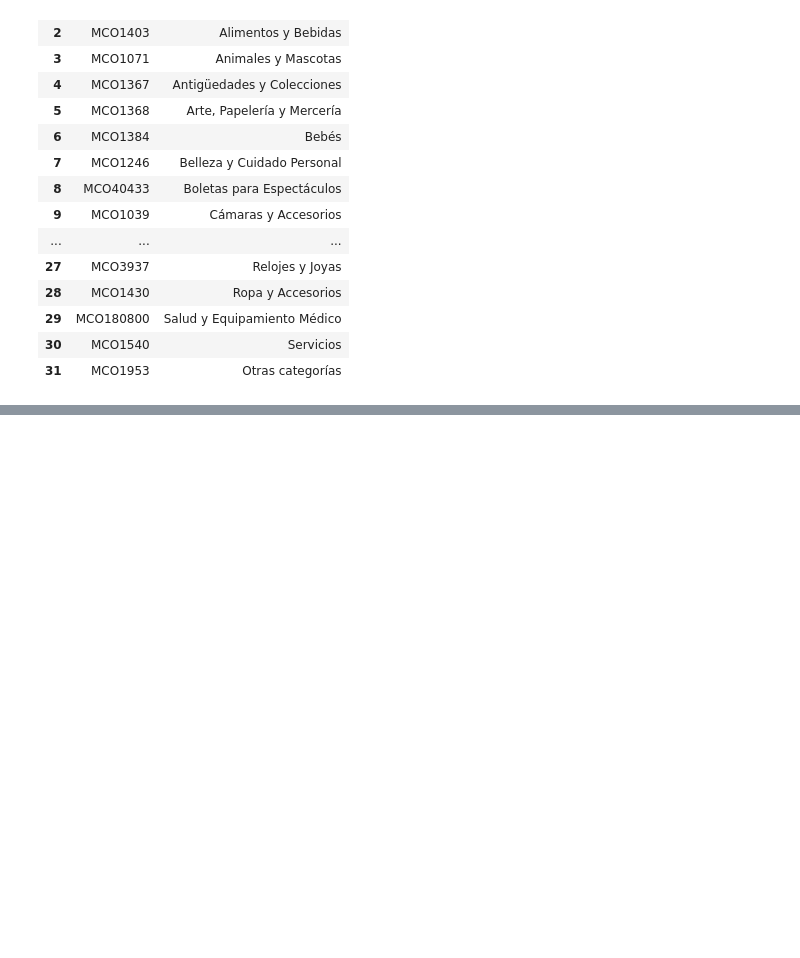
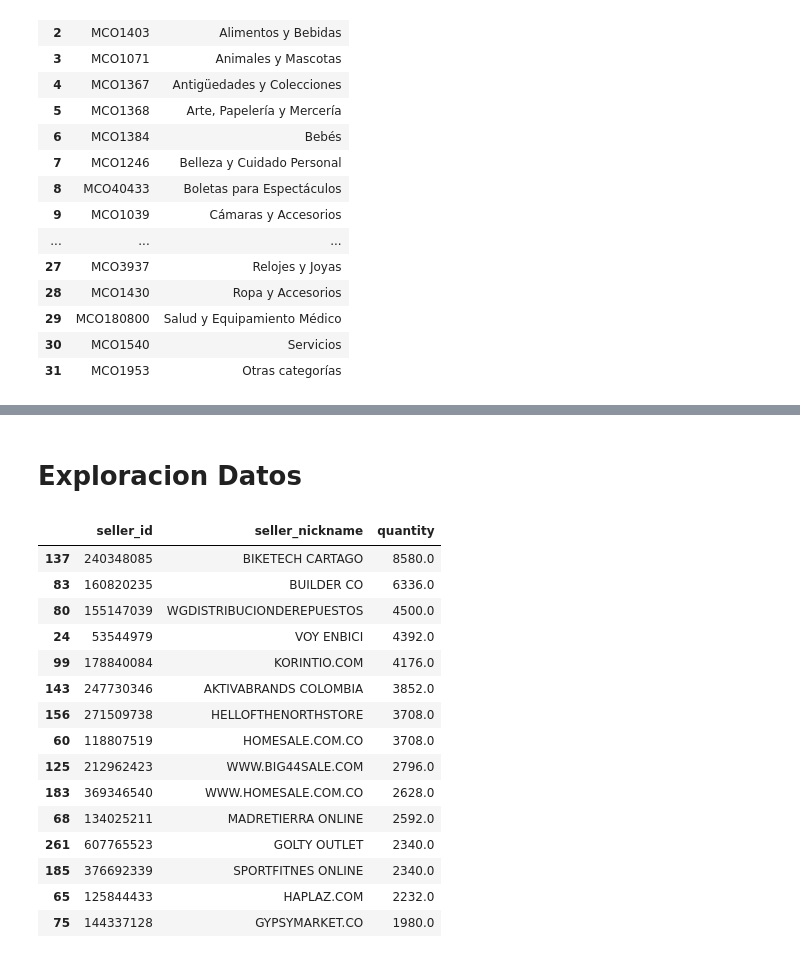
Before and after one commit to jncurrea/Prueba_Tecnica, a Jupyter notebook: prueba_tecnica.ipynb, the cells around one changed output, grey strips where cells are left out. Drawn from its saved outputs; the diff is of its cells as text; code cells hidden in the pictures; blank space fills up the shorter version.

```diff
--- a/prueba_tecnica.ipynb
+++ b/prueba_tecnica.ipynb
@@ -74,0 +77,14 @@ Index(['id', 'title', 'condition', 'thumbnail_id', 'catalog_product_id',
+# %%
+#Informacion de Sellers
+seller_info = json_normalize(df_items['seller'])
+df_items = pd.concat([df_items, seller_info], axis=1)
+df_items = df_items.drop('seller', axis=1)
+df_items = df_items.rename(columns={'id': 'seller_id', 'nickname':'seller_nickname'})
+#Informacion shipping
+shipping_info = json_normalize(df_items['shipping'])
+df_items = pd.concat([df_items, shipping_info], axis=1)
+df_items = df_items.drop('shipping', axis=1)
+#Informacion installments
+installments = json_normalize(df_items['installments'])
+df_items = pd.concat([df_items, installments], axis=1)
+df_items = df_items.drop('installments', axis=1)
@@ -74,0 +115,24 @@ Index(['id', 'title', 'condition', 'thumbnail_id', 'catalog_product_id',
+# %% [markdown]
+# Exploracion Datos
+# %%
+total_sales = df_items.groupby(['seller_id', 'seller_nickname'])['quantity'].sum().reset_index()
+# Ordena y visualiza los sellers con las mayores ventas totales
+top_sellers = total_sales.sort_values(by='quantity', ascending=False)
+top_sellers.head(15)
+# %% [output]
+|  | seller_id | seller_nickname | quantity |
+| 137 | 240348085 | BIKETECH CARTAGO | 8580.0 |
+| 83 | 160820235 | BUILDER CO | 6336.0 |
+| 80 | 155147039 | WGDISTRIBUCIONDEREPUESTOS | 4500.0 |
+| 24 | 53544979 | VOY ENBICI | 4392.0 |
+| 99 | 178840084 | KORINTIO.COM | 4176.0 |
+| 143 | 247730346 | AKTIVABRANDS COLOMBIA | 3852.0 |
+| 156 | 271509738 | HELLOFTHENORTHSTORE | 3708.0 |
+| 60 | 118807519 | HOMESALE.COM.CO | 3708.0 |
+| 125 | 212962423 | WWW.BIG44SALE.COM | 2796.0 |
+| 183 | 369346540 | WWW.HOMESALE.COM.CO | 2628.0 |
+| 68 | 134025211 | MADRETIERRA ONLINE | 2592.0 |
+| 261 | 607765523 | GOLTY OUTLET | 2340.0 |
+| 185 | 376692339 | SPORTFITNES ONLINE | 2340.0 |
+| 65 | 125844433 | HAPLAZ.COM | 2232.0 |
+| 75 | 144337128 | GYPSYMARKET.CO | 1980.0 |
```
Also changed, not shown: parts of 7 cells of this notebook.
